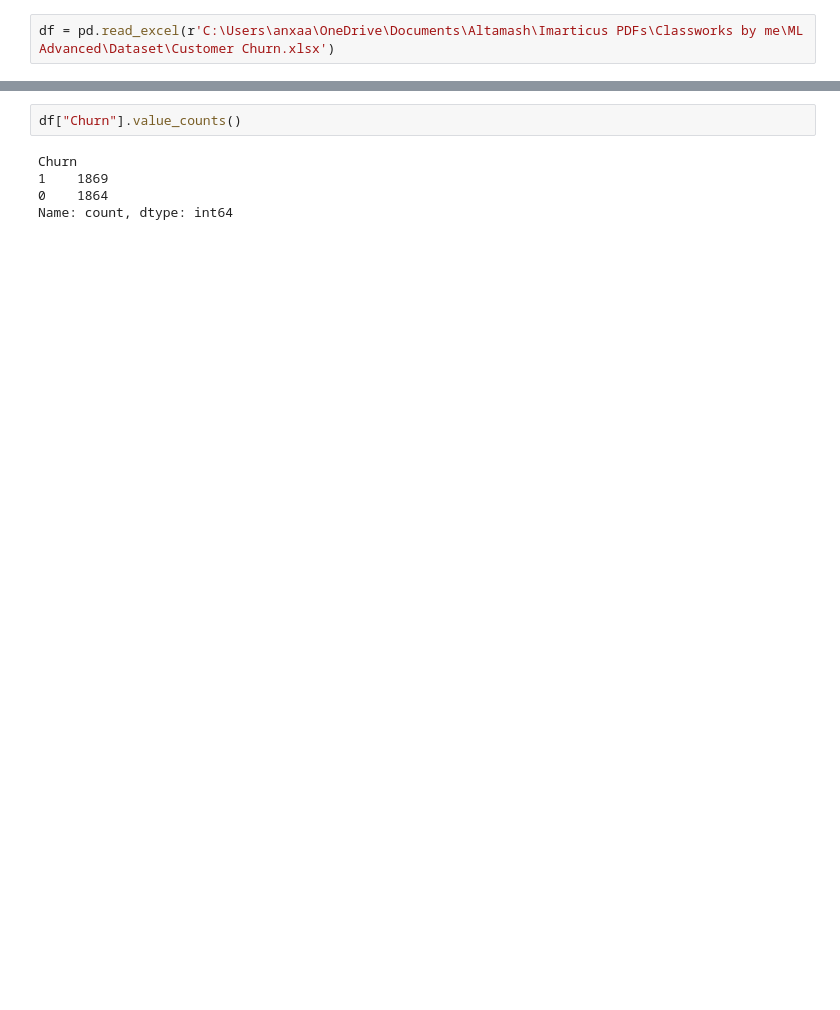
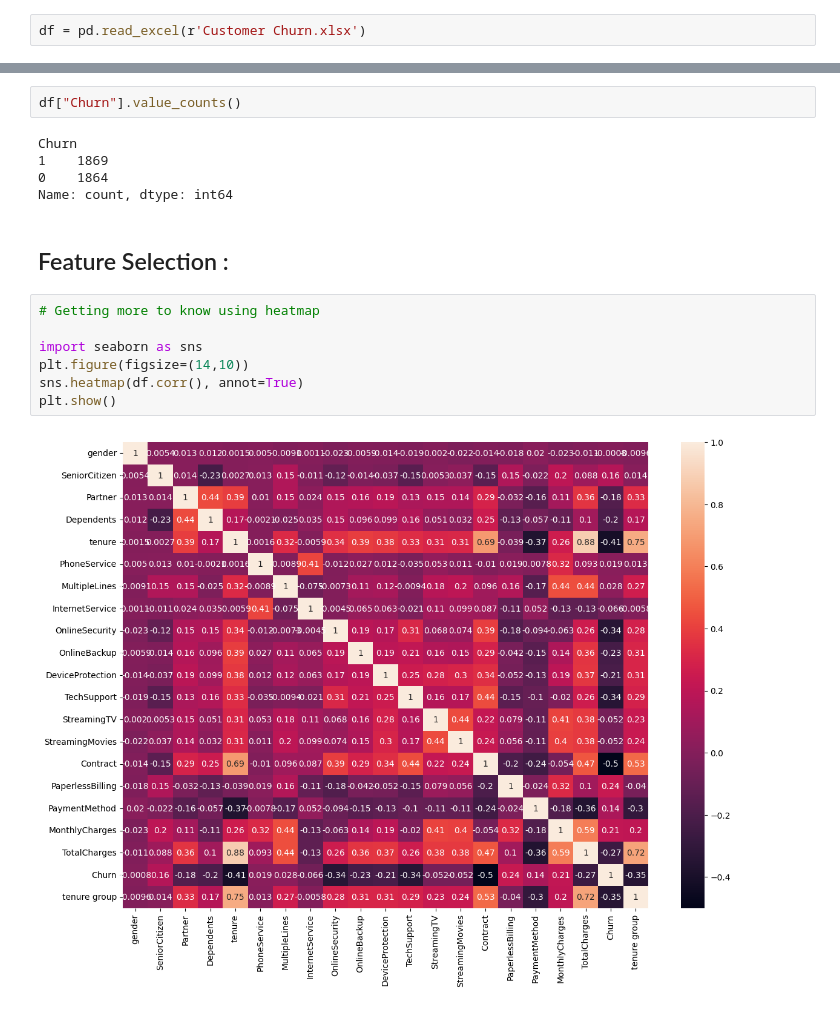
Before and after one commit to tamaxhh/Customer-Churn-Prediction, a Jupyter notebook: Customer Churn Prediction.ipynb, the cells around one changed output, grey strips where cells are left out. Saved outputs shown, nothing was run; the diff lists cells and outputs as text; blank space fills up the shorter version.

```diff
--- a/Customer Churn Prediction.ipynb
+++ b/Customer Churn Prediction.ipynb
@@ -46,7 +46,7 @@ import seaborn as sns
 
 In this section, we explore the dataset to uncover key patterns, clean anomalies, and prepare the data for modeling.
 # %%
-df = pd.read_excel(r'C:\Users\anxaa\OneDrive\Documents\Altamash\Imarticus PDFs\Classworks by me\ML Advanced\Dataset\Customer Churn.xlsx')
+df = pd.read_excel(r'Customer Churn.xlsx')
 # %%
 df.head()
 # %% [output]
@@ -235,3 +242,14 @@ Churn
 1    1869
 0    1864
 Name: count, dtype: int64
+# %% [markdown]
+## Feature Selection :
+# %%
+# Getting more to know using heatmap
+
+import seaborn as sns
+plt.figure(figsize=(14,10))
+sns.heatmap(df.corr(), annot=True)
+plt.show()
+# %% [output]
+[figure, added]
```
Also changed, not shown: parts of 19 cells of this notebook.
